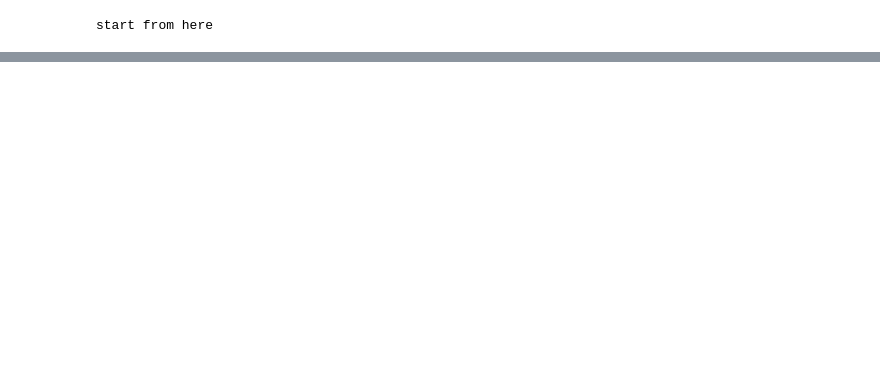
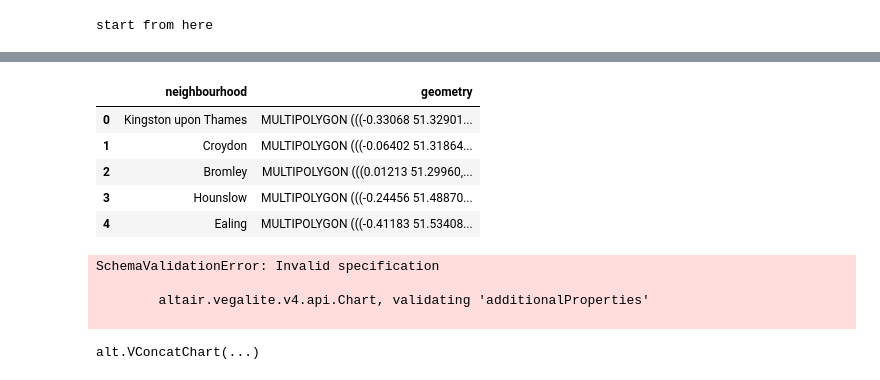
Before and after one commit to ucfnlui/FSDS-CW2-GAGAGAGA-, a Jupyter notebook: Reproducible Analysis/ReproAnalysis.ipynb, the cells around one changed output, grey strips where cells are left out. Cells and saved outputs as stored; diff of their text form; code cells hidden in the pictures; blank space fills up the shorter version.

```diff
--- a/Reproducible Analysis/ReproAnalysis.ipynb
+++ b/Reproducible Analysis/ReproAnalysis.ipynb
@@ -12,0 +65,11 @@ start from here
+# %%
+geo_cols = ['neighbourhood', 'geometry']
+res_gdf = gdf.loc[:, geo_cols]
+res_gdf.head()
+# %% [output]
+|  | neighbourhood | geometry |
+| 0 | Kingston upon Thames | MULTIPOLYGON (((-0.33068 51.32901... |
+| 1 | Croydon | MULTIPOLYGON (((-0.06402 51.31864... |
+| 2 | Bromley | MULTIPOLYGON (((0.01213 51.29960,... |
+| 3 | Hounslow | MULTIPOLYGON (((-0.24456 51.48870... |
+| 4 | Ealing | MULTIPOLYGON (((-0.41183 51.53408... |
@@ -13,3 +102,57 @@ start from here
+# %%
+review_cols = ['mean_review_scores_accuracy', 'mean_review_scores_cleanliness', 'mean_review_scores_checkin',
+               'mean_review_scores_communication', 'mean_review_scores_location', 'mean_review_scores_value']
+review_titles = ['Accuracy', 'Cleanliness', 'Check-in',
+                 'Communication', 'Location', 'Value']
+review_map = {col: title for col, title in zip(review_cols, review_titles)}
+
+result_df = geo_listings_df[['geometry', 'neighbourhood', 'mean_review_scores_all'] + review_cols].drop_duplicates()
+
+def gen_map_chart(df, review_col, review_title):
+    '''Generate choropleth map
+
+    Generate choropleth map based on scores of specific review types
+
+    :param df: DataFrame with necessary geo data and review scores for different neighbourhood
+    :type df: DataFrame
+    :param review_col: name of review scores type
+    :type review_col: str
+    :param review_title: title of review scores type
+    :type review_title: str
+    :return: Altair Chart for displaying
+    :rtype: Chart
+    '''
+    chart = alt.Chart(
+        df,
+        title=review_title
+    ).mark_geoshape().encode(
+        color=f'{review_col}:Q',
+        tooltip=['neighbourhood:N', f'{review_col}:Q']
+    ).properties(
+        width=250,
+        height=250,
+    )
+    return chart
+
+charts = []
+
+for review_col, review_title in zip(review_cols, review_titles):
+    charts.append(gen_map_chart(result_df, review_col, review_title))
+
+overall_map_chart = gen_map_chart(result_df, 'mean_review_scores_all', 'Overall')
+
+((alt.vconcat(alt.concat(*charts, columns=3), overall_map_chart,
+              title='Average review scores by neighbourhood',
+              center=True)
+     .configure_view(strokeWidth=0)
+     .configure_title(fontSize=18)
+     .configure_legend(title=None, orient='top',  labelFontSize=12)))
+# %% [output]
+SchemaValidationError: Invalid specification
+
+        altair.vegalite.v4.api.Chart, validating 'additionalProperties'
+
+alt.VConcatChart(...)
 # %%
 ### ucfniul code:
 # %%
```
Also changed, not shown: parts of 6 cells of this notebook.
